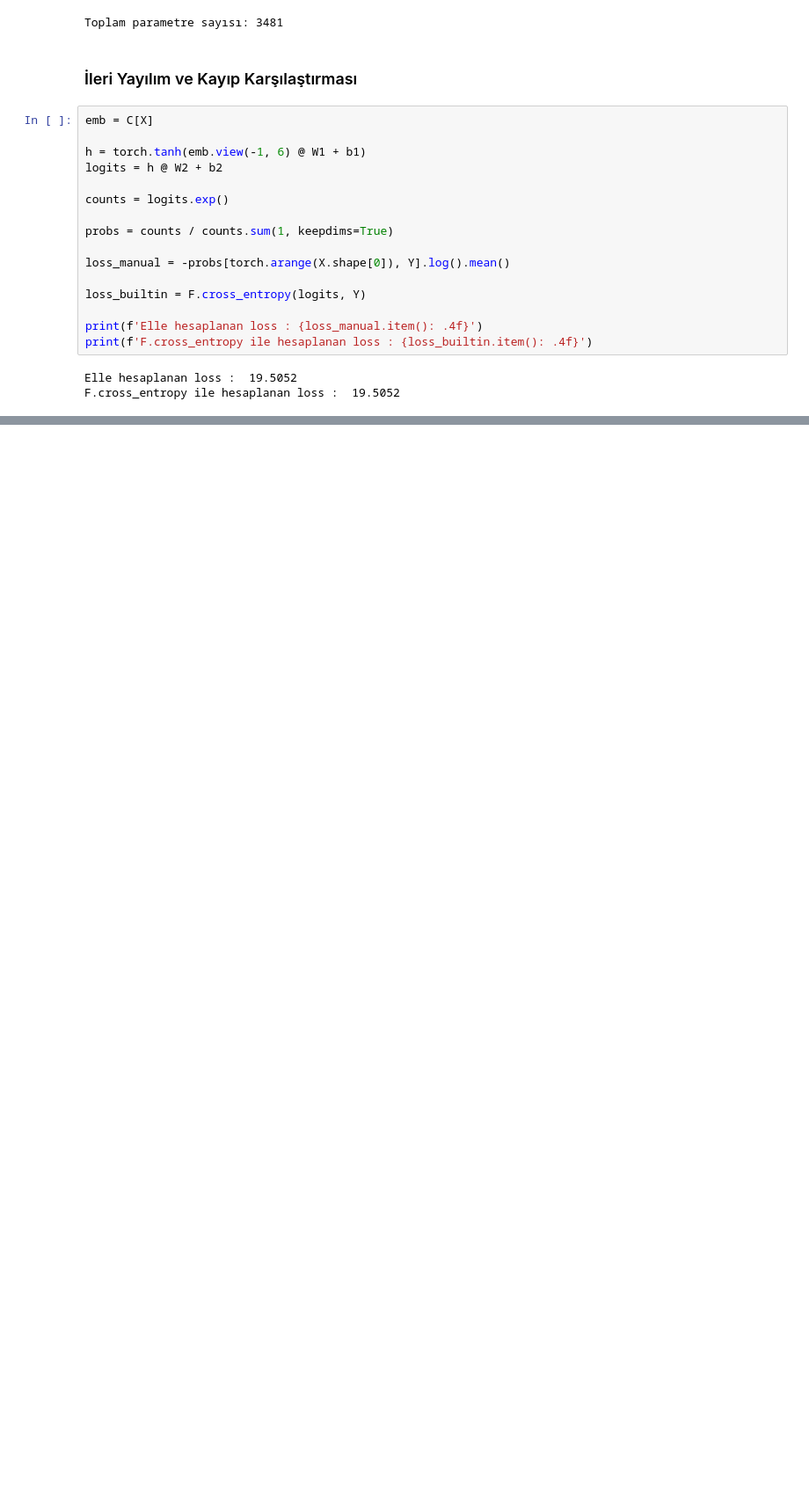
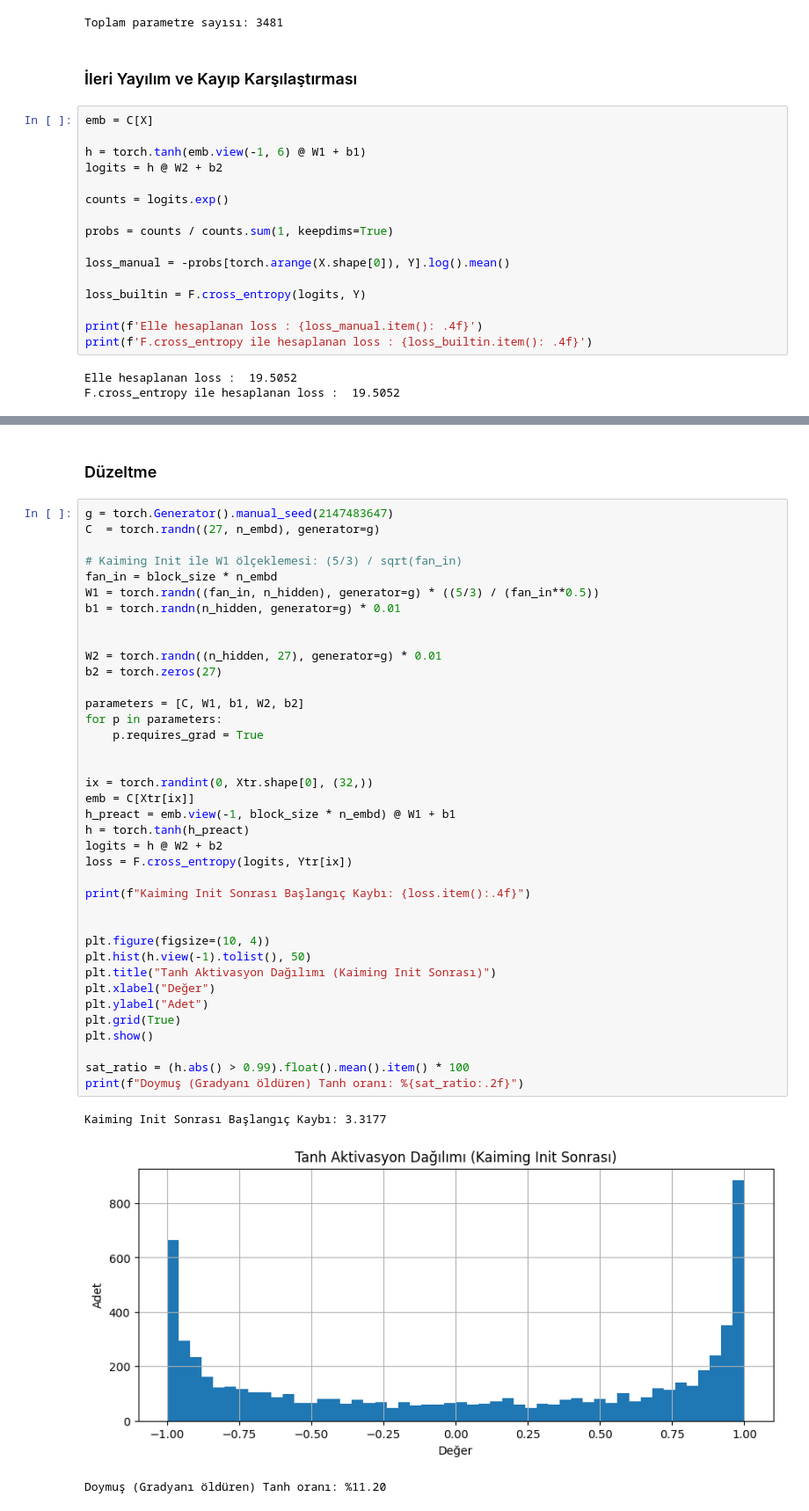
Before and after one commit to mehmetdogukanozer/YZ50, a Jupyter notebook: hafta4/yz50_hw_04.ipynb, the cells around one changed output, grey strips where cells are left out. Shown at 88% size. Cells and saved outputs as stored; diff of their text form; blank space fills up the shorter version.

```diff
--- a/hafta4/yz50_hw_04.ipynb
+++ b/hafta4/yz50_hw_04.ipynb
@@ -125,0 +490,44 @@ F.cross_entropy ile hesaplanan loss :  19.5052
+# %% [markdown]
+### Düzeltme
+# %%
+g = torch.Generator().manual_seed(2147483647)
+C  = torch.randn((27, n_embd), generator=g)
+
+# Kaiming Init ile W1 ölçeklemesi: (5/3) / sqrt(fan_in)
+fan_in = block_size * n_embd
+W1 = torch.randn((fan_in, n_hidden), generator=g) * ((5/3) / (fan_in**0.5))
+b1 = torch.randn(n_hidden, generator=g) * 0.01
+
+
+W2 = torch.randn((n_hidden, 27), generator=g) * 0.01
+b2 = torch.zeros(27)
+
+parameters = [C, W1, b1, W2, b2]
+for p in parameters:
+    p.requires_grad = True
+
+
+ix = torch.randint(0, Xtr.shape[0], (32,))
+emb = C[Xtr[ix]]
+h_preact = emb.view(-1, block_size * n_embd) @ W1 + b1
+h = torch.tanh(h_preact)
+logits = h @ W2 + b2
+loss = F.cross_entropy(logits, Ytr[ix])
+
+print(f"Kaiming Init Sonrası Başlangıç Kaybı: {loss.item():.4f}")
+
+
+plt.figure(figsize=(10, 4))
+plt.hist(h.view(-1).tolist(), 50)
+plt.title("Tanh Aktivasyon Dağılımı (Kaiming Init Sonrası)")
+plt.xlabel("Değer")
+plt.ylabel("Adet")
+plt.grid(True)
+plt.show()
+
+sat_ratio = (h.abs() > 0.99).float().mean().item() * 100
+print(f"Doymuş (Gradyanı öldüren) Tanh oranı: %{sat_ratio:.2f}")
+# %% [output]
+Kaiming Init Sonrası Başlangıç Kaybı: 3.3177
+[figure, added]
+Doymuş (Gradyanı öldüren) Tanh oranı: %11.20
```
Also changed, not shown: parts of 28 cells of this notebook, 1 other file.
